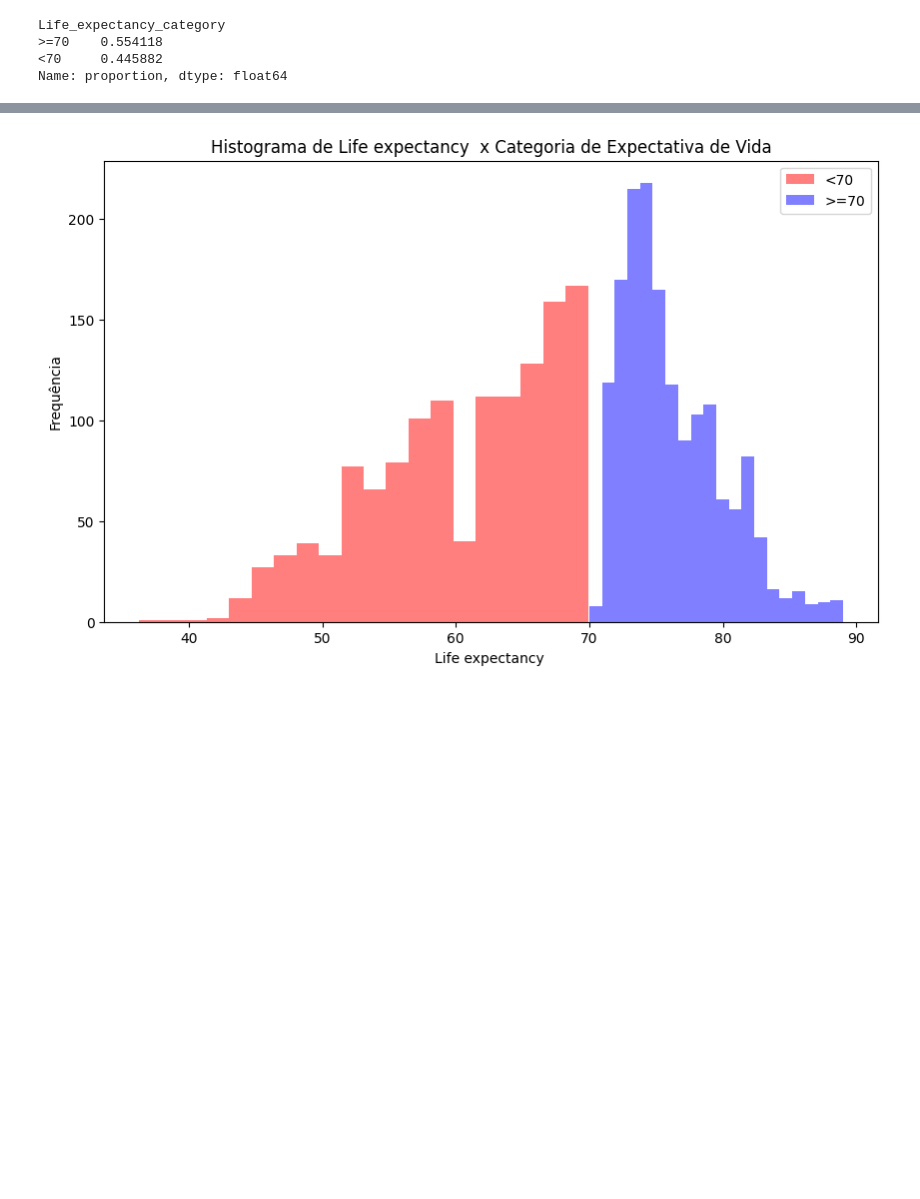
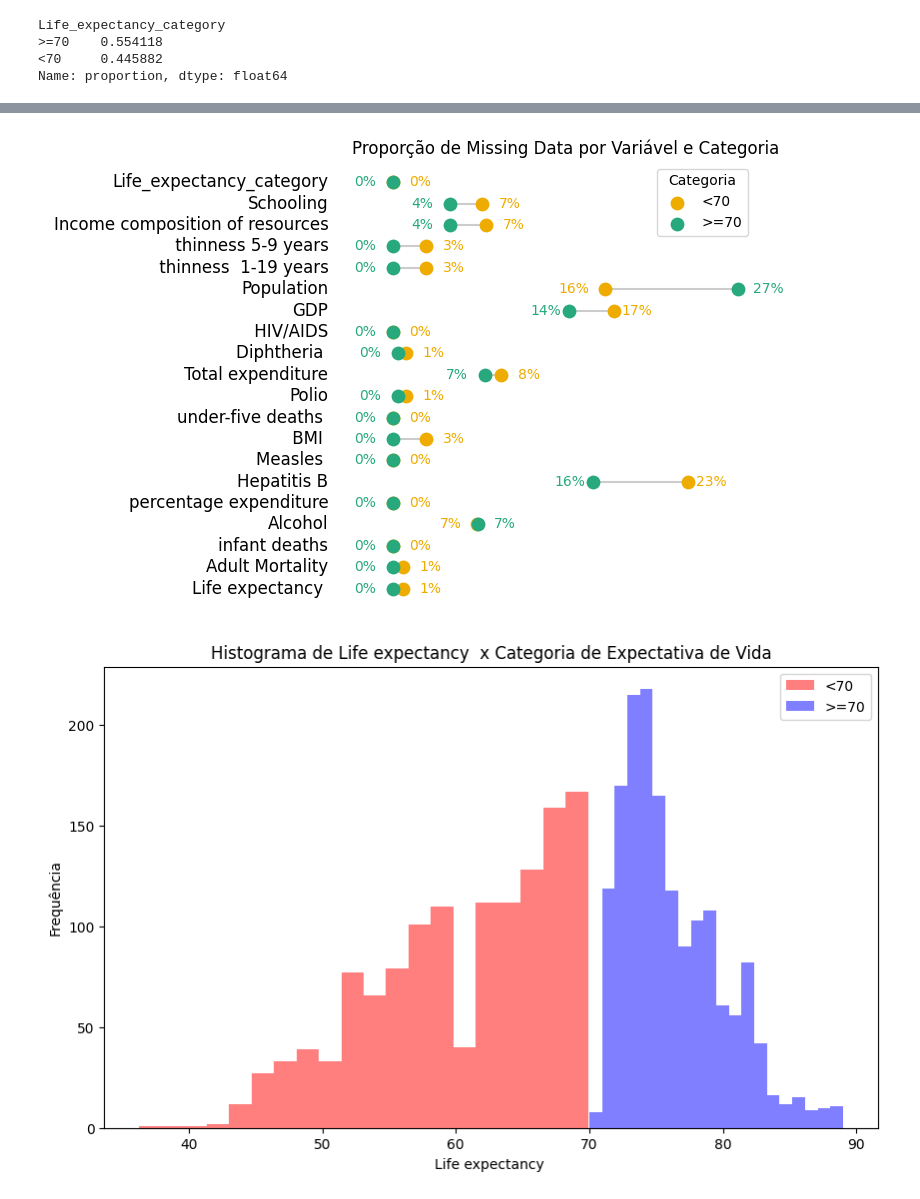
Before and after one commit to buenogi/Life-Expectancy-WHO-ML, a Jupyter notebook: Script/LifeExpectancy.ipynb, the cells around one changed output, grey strips where cells are left out. Cells and saved outputs as stored; diff of their text form; code cells hidden in the pictures; blank space fills up the shorter version.

Commit message:
Ajustes de Gráficos

```diff
--- a/Script/LifeExpectancy.ipynb
+++ b/Script/LifeExpectancy.ipynb
@@ -189,3 +189,7 @@ Life_expectancy_category
 >=70    0.554118
 <70     0.445882
 Name: proportion, dtype: float64
+# %%
+# Contagem de observações nas duas classes
+contagem_classes = dados['Life_expectancy_category'].value_counts()
+contagem_classes
@@ -194,5 +203,6 @@ Name: proportion, dtype: float64
 # Calculo do número de dados faltantes por variável e por categoria (<70 e >=70)
 missing_data = dados.groupby('Life_expectancy_category').apply(lambda x: x.isnull().sum())
 
-print(missing_data)
+missing_data = missing_data.T.reset_index()
+missing_data
 # %% [output]
@@ -228,0 +226,5 @@ Life_expectancy_category
+# %%
+# Cálculo da proporção de missing data por variável e por categoria
+missing_data['prop_missing <70'] = missing_data['<70'] / contagem_classes[1]
+missing_data['prop_missing >=70'] = missing_data['>=70'] / contagem_classes[0]
+missing_data
@@ -229,2 +249,74 @@ Life_expectancy_category
+# %%
+# Plotando os dados de missing data
+from highlight_text import ax_text, fig_text
+color_under, color_over = "#EFAC00", "#28A87D"
+
+
+fig, ax = plt.subplots(figsize=(8,5))
+
+
+
+my_range = range(missing_data['index'].nunique())
+ax.hlines(y=my_range, xmin=missing_data['prop_missing <70']+0.15, xmax=missing_data['prop_missing >=70']+0.15, color='grey', alpha=0.4)
+
+ax.scatter(missing_data['prop_missing <70']+0.15, my_range, color=color_under, zorder=2, s=80, label='<70')
+ax.scatter(missing_data['prop_missing >=70']+0.15, my_range, color=color_over, zorder=2, s=80, label='>=70')
+
+# Adicionando título e rótulos aos eixos
+plt.title('Proporção de Missing Data por Variável e Categoria')
+
+
+# add index names
+n = len(missing_data)
+for i in range(missing_data['index'].nunique()):
+    under = missing_data['prop_missing <70'][i]+0.15
+    over = missing_data['prop_missing >=70'][i]+0.15
+
+    over_space =  over-0.03 if missing_data['prop_missing <70'][i] >= missing_data['prop_missing >=70'][i] else over+0.012
+    under_space =  under+0.03 if missing_data['prop_missing <70'][i] >= missing_data['prop_missing >=70'][i] else under-0.012
+    # under
+    ax_text(
+        under_space, i,
+        f"<{missing_data['prop_missing <70'][i]*100:.0f}%>",
+        ha='right', va='center',
+        highlight_textprops=[
+            {"color": color_under,
+             "weight": "light"}]
+    )
+
+    # over
+    ax_text(
+        over_space, i,
+        f"<{missing_data['prop_missing >=70'][i]*100:.0f}%>",
+        ha='left', va='center',
+        highlight_textprops=[
+            {"color": color_over,
+             "weight": "light"}]
+    )
+
+    # index names
+    index_name = missing_data['index'][i]
+    ax_text(0.1, i,
+            f"<{index_name}>",
+            ha='right', va='center',
+            highlight_textprops=[
+                {"color": "black",
+                 "weight": "light",
+                 "size": 12}]
+        )
+
+ax.legend(title="Categoria")
+
+# remove axis
+ax.set_axis_off()
+
+plt.tight_layout()
+plt.show()
+# Exibindo o gráfico
+#plt.show()
+
+# Tentar refazer este gráfico dessa forma: https://python-graph-gallery.com/web-dumbell-chart/
+# %% [output]
+[figure, added]
 # %%
 # Análise do comportamento das variáveis por categoria
```
Also changed, not shown: parts of 7 cells of this notebook.
